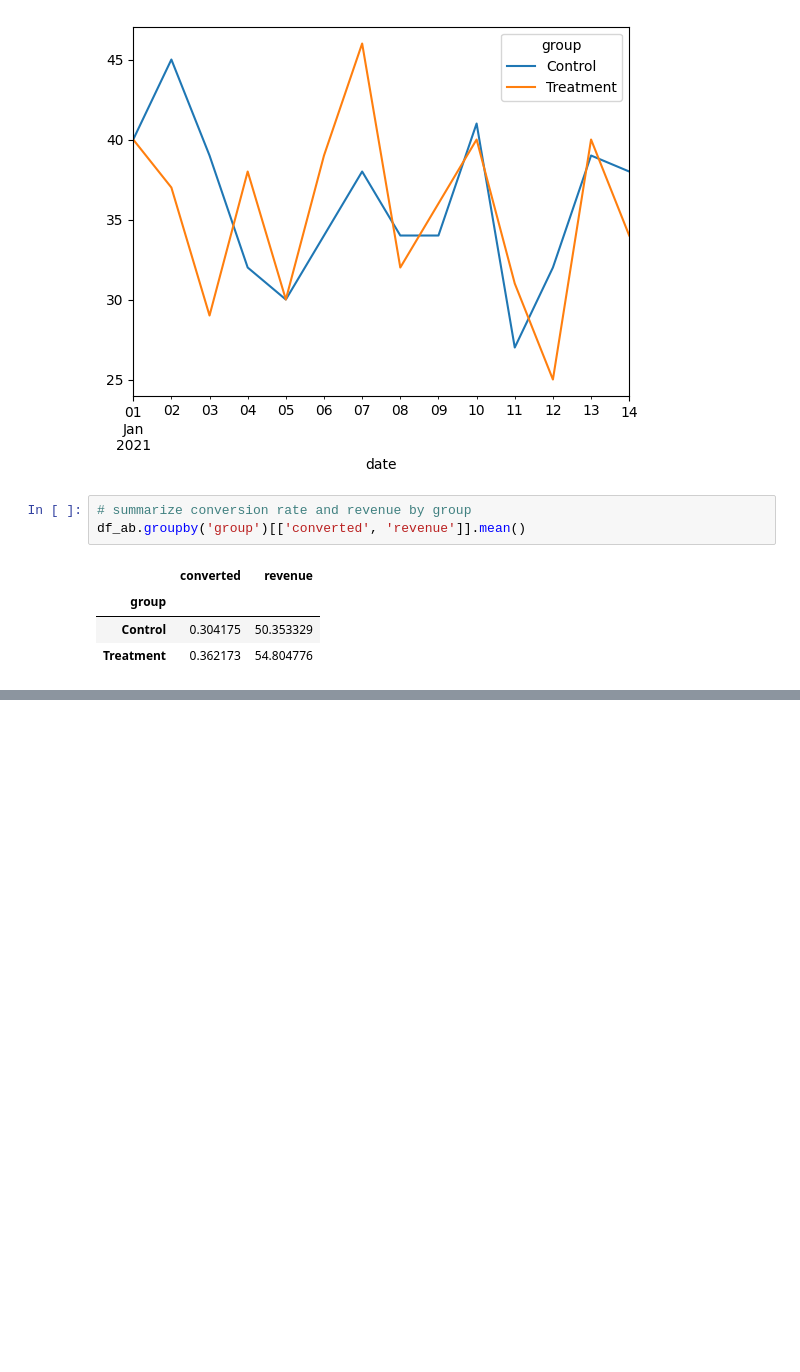
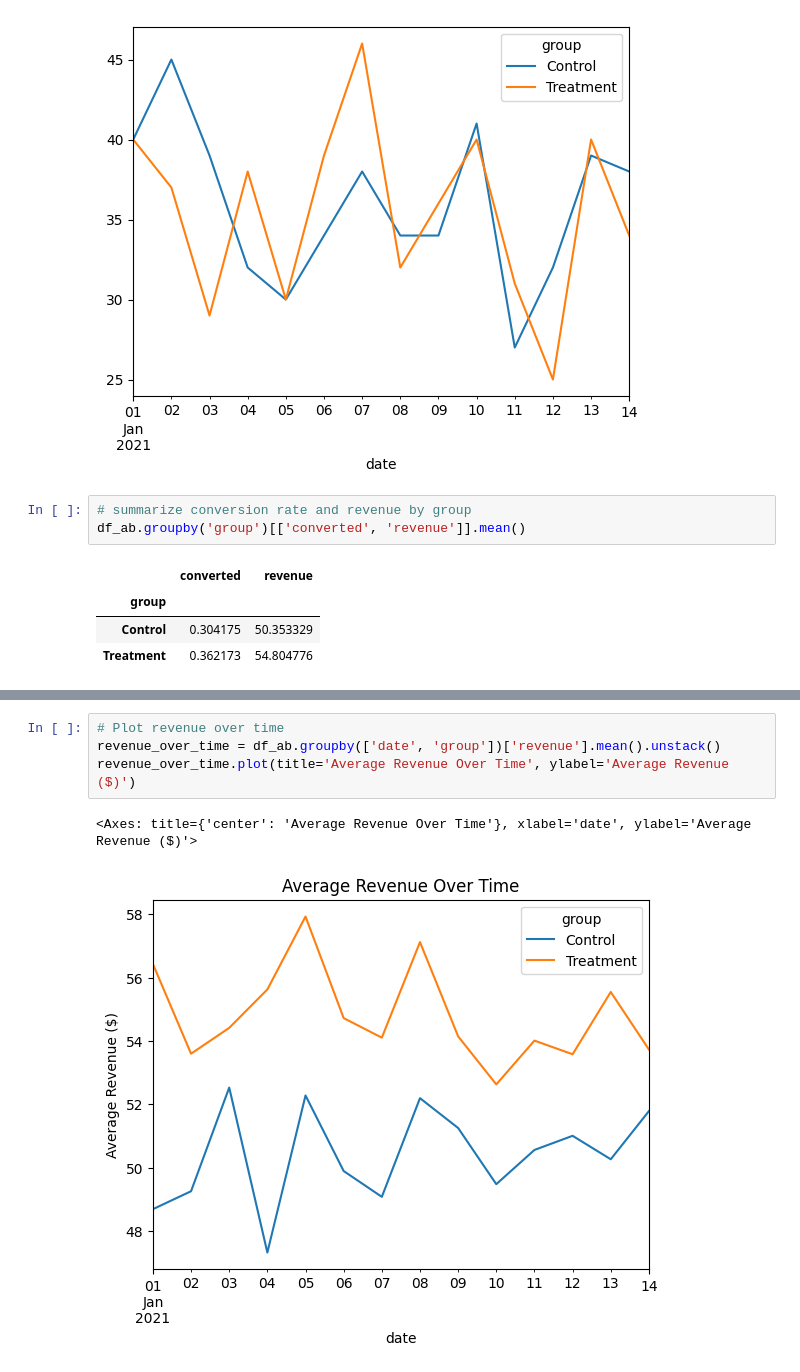
Before and after one commit to channingc1212/causal-inference, a Jupyter notebook: src/data_generation.ipynb, the cells around one changed output, grey strips where cells are left out. Cells and saved outputs as stored; diff of their text form; blank space fills up the shorter version.

```diff
--- a/src/data_generation.ipynb
+++ b/src/data_generation.ipynb
@@ -112,0 +173,7 @@ NameError: name 'proportions_ztest' is not defined
+# %%
+# Plot revenue over time
+revenue_over_time = df_ab.groupby(['date', 'group'])['revenue'].mean().unstack()
+revenue_over_time.plot(title='Average Revenue Over Time', ylabel='Average Revenue ($)')
+# %% [output]
+<Axes: title={'center': 'Average Revenue Over Time'}, xlabel='date', ylabel='Average Revenue ($)'>
+[figure, added]
```
Also changed, not shown: parts of 5 cells of this notebook.
